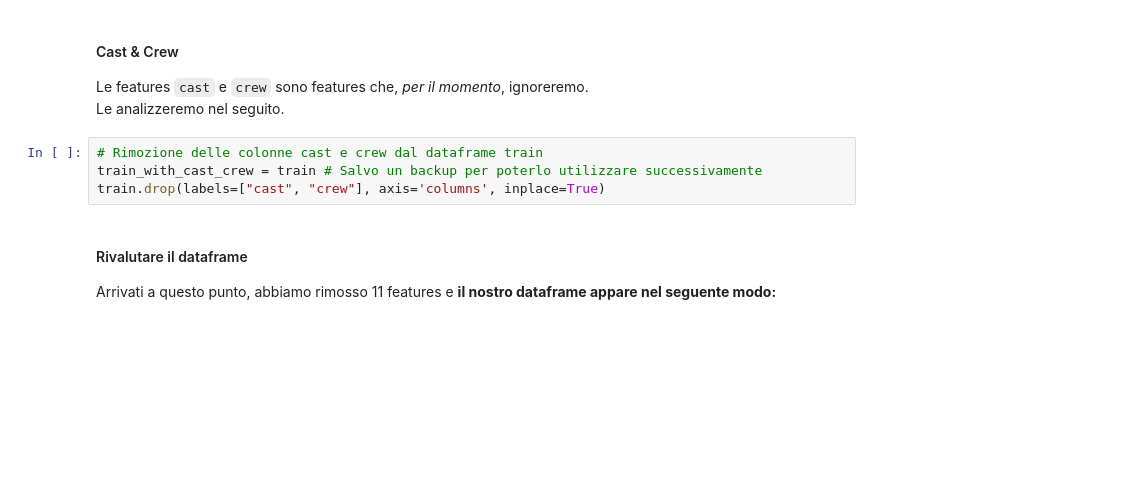
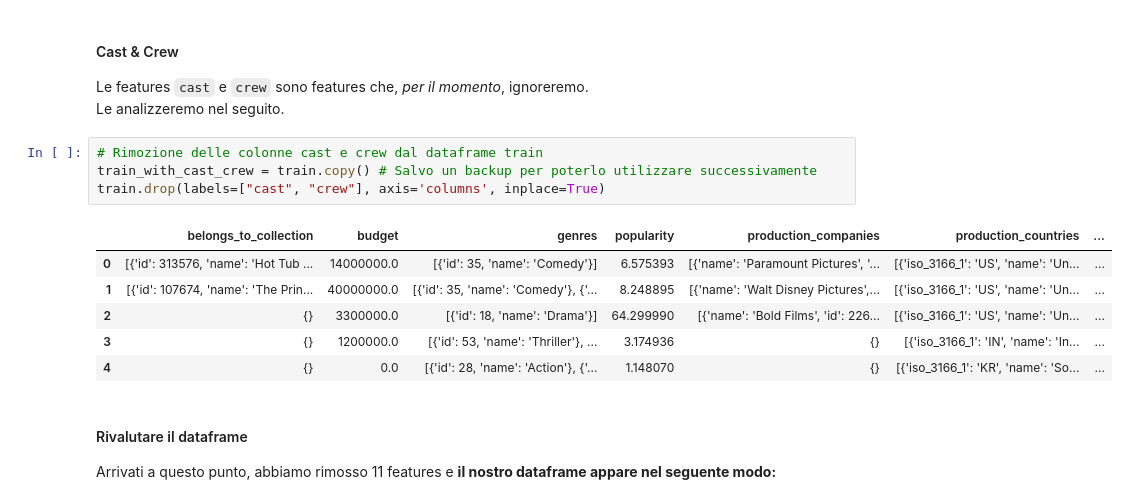
Before and after one commit to SimoneFerrari99/DWM-Kaggle-TMDB-Box-Office-Prediction, a Jupyter notebook: ProgettoDWM2021.ipynb, the cells around one changed output. Cells and saved outputs as stored; diff of their text form; blank space fills up the shorter version.

```diff
--- a/ProgettoDWM2021.ipynb
+++ b/ProgettoDWM2021.ipynb
@@ -185,8 +186,15 @@ Le features `cast` e `crew` sono features che, *per il momento*, ignoreremo.
 Le analizzeremo nel seguito.
 # %%
 # Rimozione delle colonne cast e crew dal dataframe train
-train_with_cast_crew = train # Salvo un backup per poterlo utilizzare successivamente
+train_with_cast_crew = train.copy() # Salvo un backup per poterlo utilizzare successivamente
 train.drop(labels=["cast", "crew"], axis='columns', inplace=True)
+# %% [output]
+|  | belongs_to_collection | budget | genres | popularity | production_companies | production_countries | ... |
+| 0 | [{'id': 313576, 'name': 'Hot Tub ... | 14000000.0 | [{'id': 35, 'name': 'Comedy'}] | 6.575393 | [{'name': 'Paramount Pictures', '... | [{'iso_3166_1': 'US', 'name': 'Un... | ... |
+| 1 | [{'id': 107674, 'name': 'The Prin... | 40000000.0 | [{'id': 35, 'name': 'Comedy'}, {'... | 8.248895 | [{'name': 'Walt Disney Pictures',... | [{'iso_3166_1': 'US', 'name': 'Un... | ... |
+| 2 | {} | 3300000.0 | [{'id': 18, 'name': 'Drama'}] | 64.299990 | [{'name': 'Bold Films', 'id': 226... | [{'iso_3166_1': 'US', 'name': 'Un... | ... |
+| 3 | {} | 1200000.0 | [{'id': 53, 'name': 'Thriller'}, ... | 3.174936 | {} | [{'iso_3166_1': 'IN', 'name': 'In... | ... |
+| 4 | {} | 0.0 | [{'id': 28, 'name': 'Action'}, {'... | 1.148070 | {} | [{'iso_3166_1': 'KR', 'name': 'So... | ... |
 # %% [markdown]
 #### Rivalutare il dataframe
 Arrivati a questo punto, abbiamo rimosso 11 features e **il nostro dataframe appare nel seguente modo:**
```
Also changed, not shown: parts of 10 cells of this notebook.
